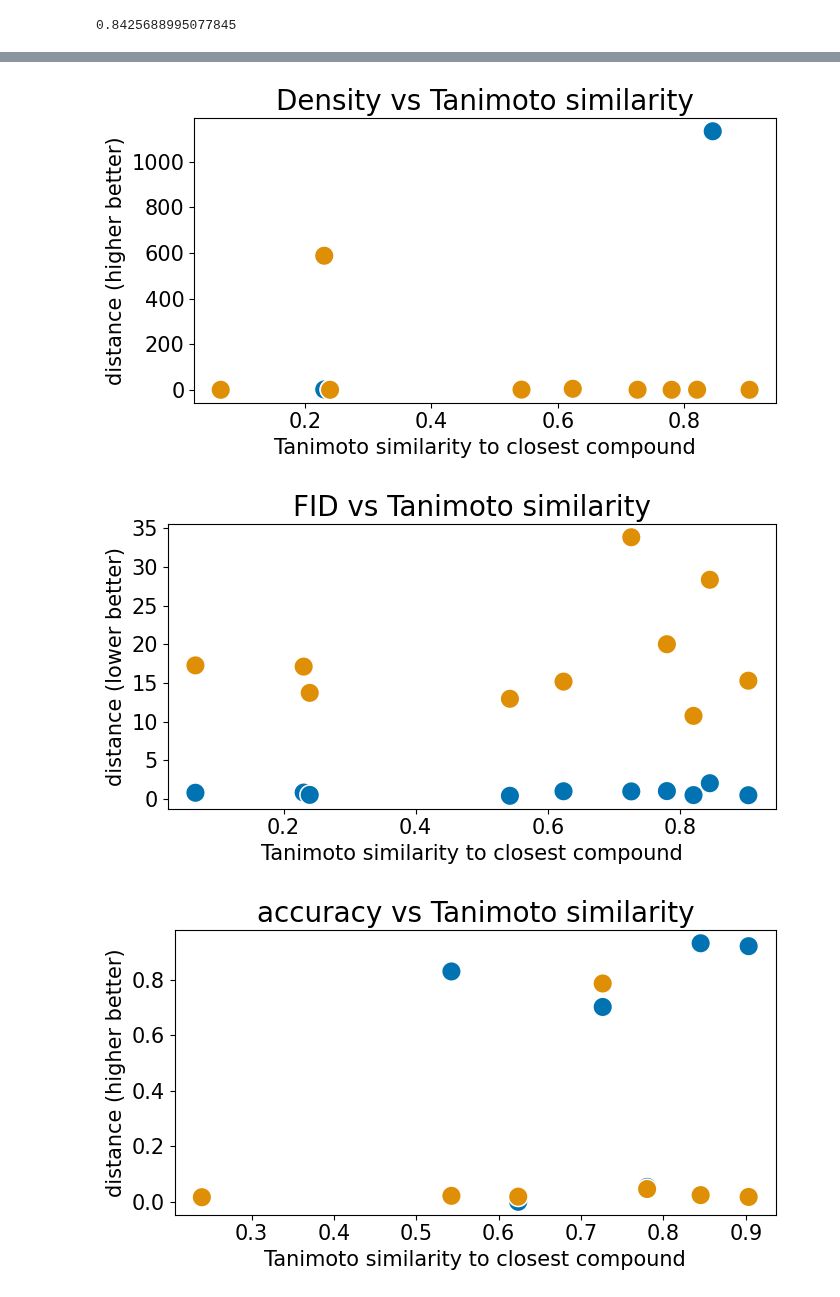
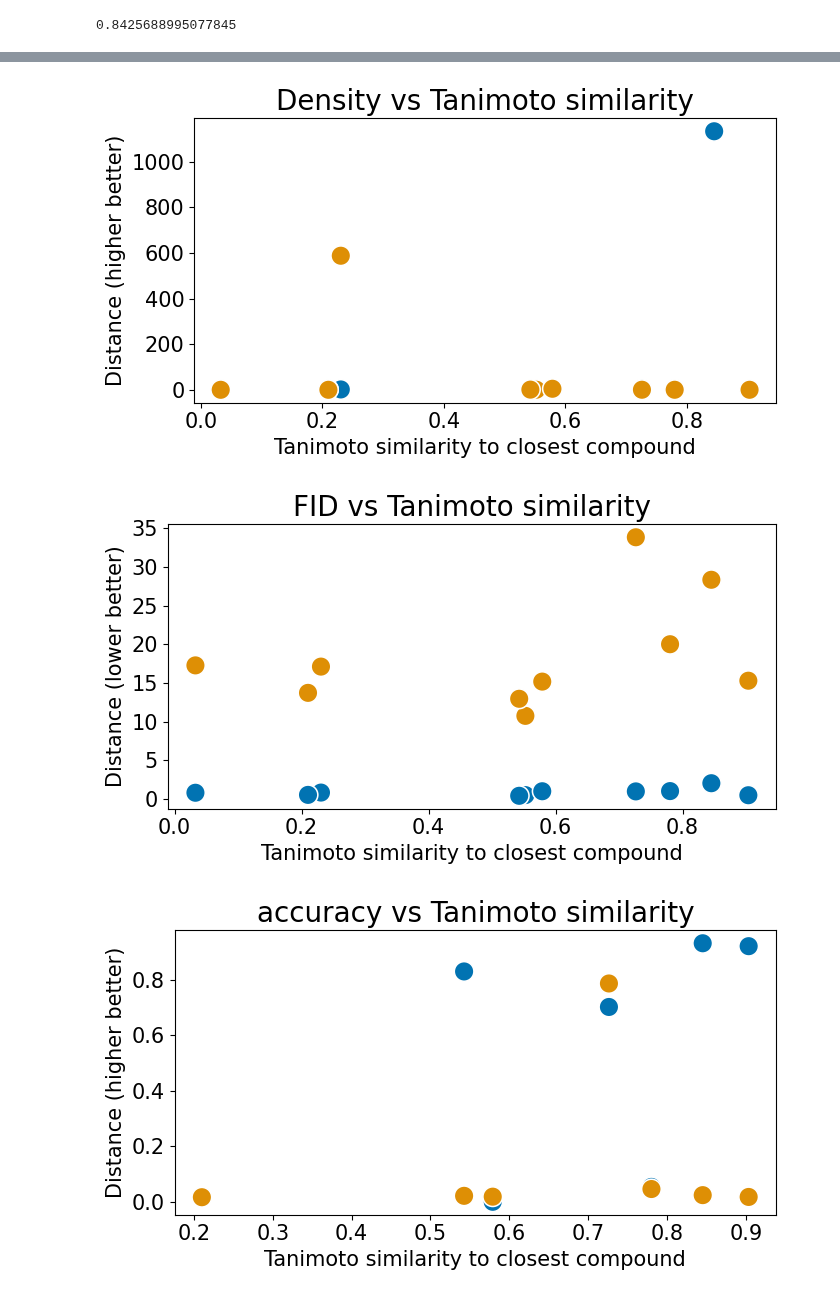
Before and after one commit to theislab/IMPA, a Jupyter notebook: notebooks/cpg0000/corrections_old_paper/unseen_drugs_whole_bbbc021/plot_scores.ipynb, the cells around one changed output, grey strips where cells are left out. Saved outputs shown, nothing was run; the diff lists cells and outputs as text; code cells hidden in the pictures.

```diff
--- a/notebooks/cpg0000/corrections_old_paper/unseen_drugs_whole_bbbc021/plot_scores.ipynb
+++ b/notebooks/cpg0000/corrections_old_paper/unseen_drugs_whole_bbbc021/plot_scores.ipynb
@@ -132,7 +132,7 @@ def corrcoef(a, b):
 # %% [markdown]
 **Collect drug embeddings**
 # %%
-bbbbc021_embeddings = pd.read_csv("/home/icb/alessandro.palma/environment/IMPA/IMPA/embeddings/csv/emb_fp_all.csv", index_col=0)
+bbbbc021_embeddings = pd.read_csv("/home/icb/alessandro.palma/environment/IMPA/IMPA/embeddings/csv/emb_fp.csv", index_col=0)
 
 bbbc021_index = pd.read_csv("/lustre/groups/ml01/workspace/alessandro.palma/imCPA_official/data/bbbc021_unannotated/processed/bbbc021_unannotated_large/metadata/bbbc021_unannotated_large.csv")
 mol2moa = {mol:y for mol, y in zip(bbbc021_index["CPD_NAME"], bbbc021_index["ANNOT"])}
@@ -156,6 +156,7 @@ ood_moa = [mol2moa[mol] for mol in ood_drugs]
 # %%
 metadata = pd.read_csv("/lustre/groups/ml01/workspace/alessandro.palma/imCPA_official/data/bbbc021_unannotated/processed/bbbc021_unannotated_large/metadata/bbbc021_unannotated_large.csv",
                       index_col=0)
+metadata = metadata.loc[metadata.CPD_NAME.isin(bbbbc021_embeddings.index)]
 
 metadata_unique = metadata[["CPD_NAME", "SMILES"]]
 metadata_unique = metadata_unique.drop_duplicates(subset="CPD_NAME").set_index("CPD_NAME", drop=True)
@@ -543,7 +573,7 @@ for score in np.unique(res_file_fp.score_type):
     plt.title(f"{score} vs Tanimoto similarity", fontsize=20)
     plt.xlabel("Tanimoto similarity to closest compound", fontsize=15)
     rank = "(higher better)" if score in ["Density", "Coverage", "accuracy"] else "(lower better)"
-    plt.ylabel(f"distance {rank}", fontsize=15)
+    plt.ylabel(f"Distance {rank}", fontsize=15)
 
     # Adjust ticks font size
     plt.xticks(fontsize=15)
@@ -560,3 +590,3 @@ for score in np.unique(res_file_fp.score_type):
-[figure, old version]
+[figure, new version]
-[figure, old version]
+[figure, new version]
-[figure, old version]
+[figure, new version]
```
Also changed, not shown: parts of 10 cells of this notebook, 9 other files.
